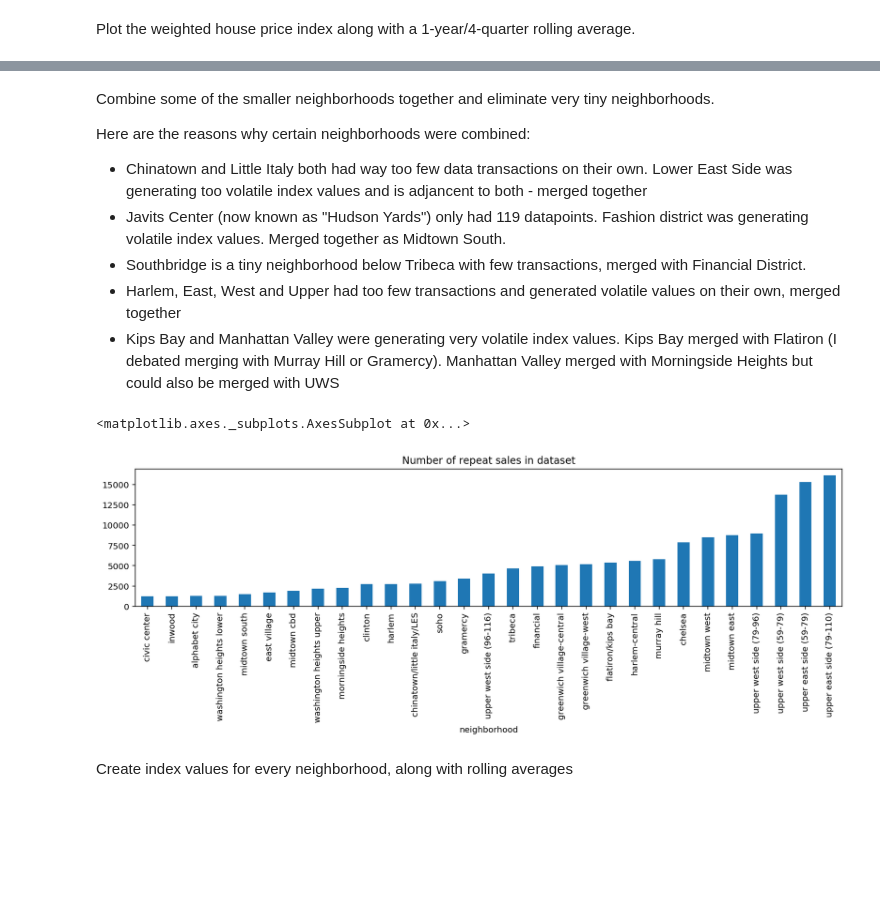
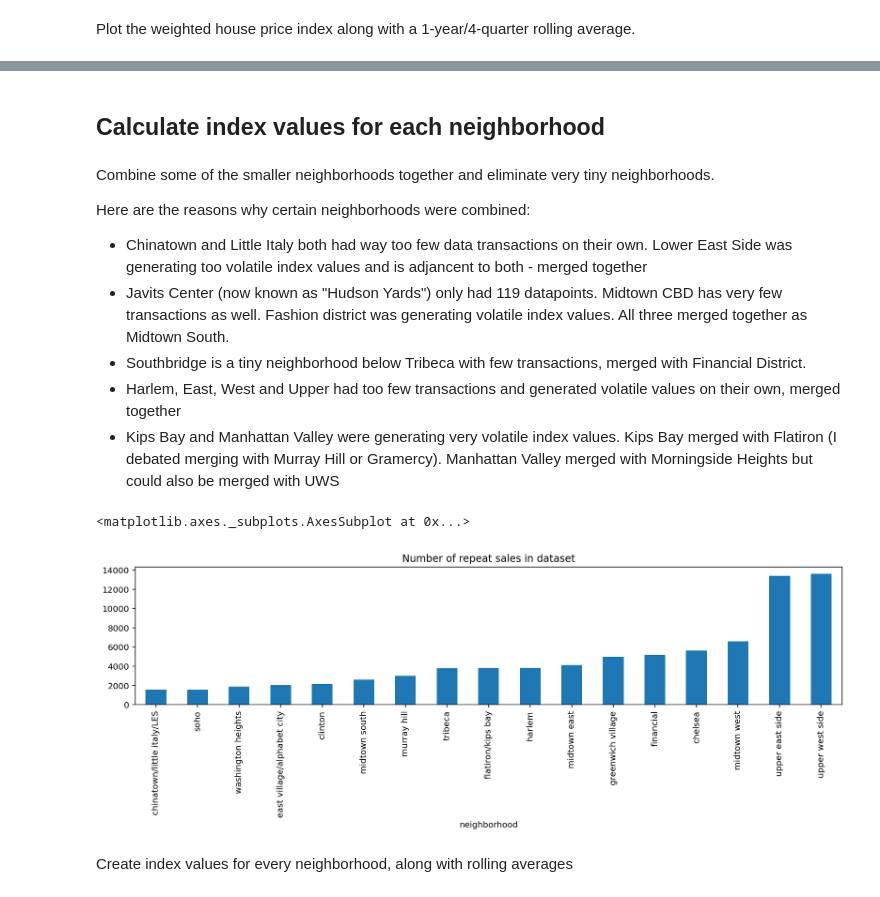
Before and after one commit to ivoytov/manhattan, a Jupyter notebook: NYC_price_index.ipynb, the cells around one changed output, grey strips where cells are left out. Drawn from its saved outputs; the diff is of its cells as text; code cells hidden in the pictures; blank space fills up the shorter version.

```diff
--- a/NYC_price_index.ipynb
+++ b/NYC_price_index.ipynb
@@ -46 +63,12 @@ df.neighborhood = df.neighborhood.str.strip().str.lower()
+# %%
+COOP_CATEGORIES = "09|[^-]10|17"
+CONDO_CATEGORIES = "12|13"
+
+coops = df.building_class_category.str.contains(COOP_CATEGORIES)
+condos = df.building_class_category.str.contains(CONDO_CATEGORIES)
+
+df['house_class'] = 'Condo'
+df.loc[coops, 'house_class'] = 'Coop'
+
+df = df[coops | condos]
 # %% [markdown]
@@ -120,7 +225,9 @@ def buildIndex(X, Z, W, periods):
 # %% [markdown]
 Filter for only homes that have sold more than once (not technically required but reduces memory usage), sort by date
 # %%
-rpt_sales = df[['period', 'uid', 'sale_price', 'neighborhood', 'sale_date']] \
+rpt_sales = df[['period', 'uid', 'sale_price', 'neighborhood', 'sale_date', 'house_class']] \
                 .groupby('uid') \
                 .filter(lambda x: len(x) >= 2) \
                 .sort_values('sale_date')
+
+rpt_sales.groupby('period').house_class.value_counts().unstack().plot(kind='line', stacked=True,title="Repeat Transactions Only by Type")
@@ -173,36 +284,54 @@ plot_idx(pd.concat([idx, smoothed], axis=1), ax, "Manhattan")
+# %% [markdown]
+## Calculate index values for each neighborhood
 # %% [markdown]
 Combine some of the smaller neighborhoods together and eliminate very tiny neighborhoods.
 
 Here are the reasons why certain neighborhoods were combined:
 * Chinatown and Little Italy both had way too few data transactions on their own. Lower East Side was generating too volatile index values and is adjancent to both - merged together
-* Javits Center (now known as "Hudson Yards") only had 119 datapoints. Fashion district was generating volatile index values. Merged together as Midtown South.
+* Javits Center (now known as "Hudson Yards") only had 119 datapoints. Midtown CBD has very few transactions as well. Fashion district was generating volatile index values. All three merged together as Midtown South.
 * Southbridge is a tiny neighborhood below Tribeca with few transactions, merged with Financial District.
 * Harlem, East, West and Upper had too few transactions and generated volatile values on their own, merged together
 * Kips Bay and Manhattan Valley were generating very volatile index values. Kips Bay merged with Flatiron (I debated merging with Murray Hill or Gramercy). Manhattan Valley merged with Morningside Heights but could also be merged with UWS
 # %%
 # exclude neighborhoods with very few datapoints
 FILTERED_NEIGHBORHOODS=['manhattan-unknown', 'roosevelt island']
 COMBINED_NEIGHBORHOODS = {
     'chinatown':                 'chinatown/little italy/LES',
     'little italy':              'chinatown/little italy/LES',
     'lower east side':           'chinatown/little italy/LES',
+    'east village':              'east village/alphabet city',
+    'alphabet city':             'east village/alphabet city',
+    'civic center':              'financial',
     'southbridge':               'financial',
     'kips bay':                  'flatiron/kips bay',
     'flatiron':                  'flatiron/kips bay',
+    'greenwich village-west':    'greenwich village',
+    'greenwich village-central': 'greenwich village',
     'harlem-west':               'harlem',
     'harlem-upper':              'harlem',
     'harlem-east':               'harlem',
-    'manhattan valley':          'morningside heights',
+    'harlem-central':            'harlem',
     'javits center':             'midtown south',
     'fashion':                   'midtown south',
-    'upper east side (96-110)':  'upper east side (79-110)',
-    'upper east side (79-96)':   'upper east side (79-110)',
+    'midtown cbd':               'midtown south',
+    'gramercy':                  'midtown south',
+    'upper east side (96-110)':  'upper east side',
+    'upper east side (79-96)':   'upper east side',
+    'upper east side (59-79)':   'upper east side',
+    'upper west side (59-79)':   'upper west side',
+    'upper west side (79-96)':   'upper west side',
+    'upper west side (96-116)':  'upper west side',
+    'manhattan valley':          'washington heights',
+    'morningside heights':       'washington heights',
+    'inwood':                    'washington heights',
+    'washington heights upper':  'washington heights',
+    'washington heights lower':  'washington heights',
 }
 filtered = rpt_sales.neighborhood.isin(FILTERED_NEIGHBORHOODS)
-grouped = rpt_sales[~filtered].replace({"neighborhood": COMBINED_NEIGHBORHOODS}).groupby('neighborhood')
-grouped.size().sort_values().plot.bar(figsize=(15,3), title="Number of repeat sales in dataset")
+neighborhood_sales = rpt_sales[~filtered].replace({"neighborhood": COMBINED_NEIGHBORHOODS})
+neighborhood_sales.groupby('neighborhood').size().sort_values().plot.bar(figsize=(15,3), title="Number of repeat sales in dataset")
 # %% [output]
 <matplotlib.axes._subplots.AxesSubplot at 0x...>
-[figure, old version]
+[figure, new version]
 # %% [markdown]
 Create index values for every neighborhood, along with rolling averages
```
Also changed, not shown: parts of 23 cells of this notebook.
